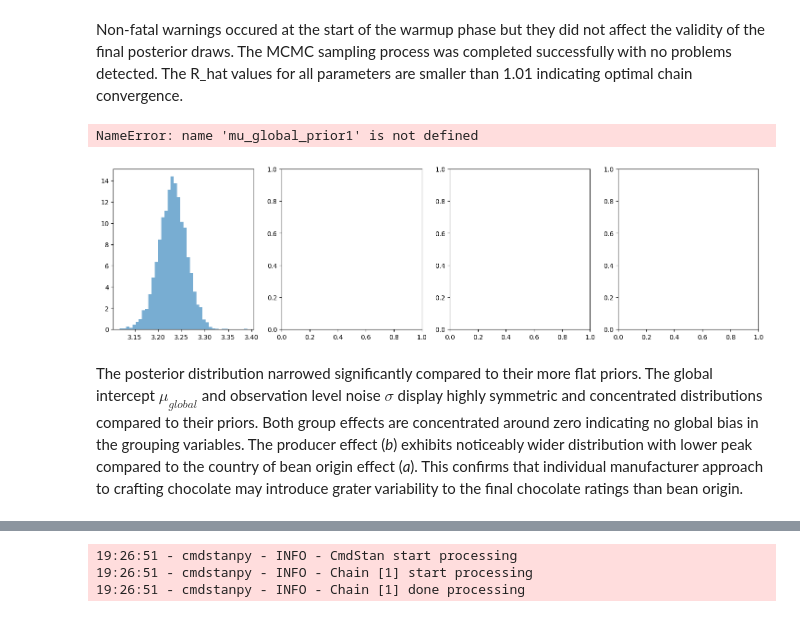
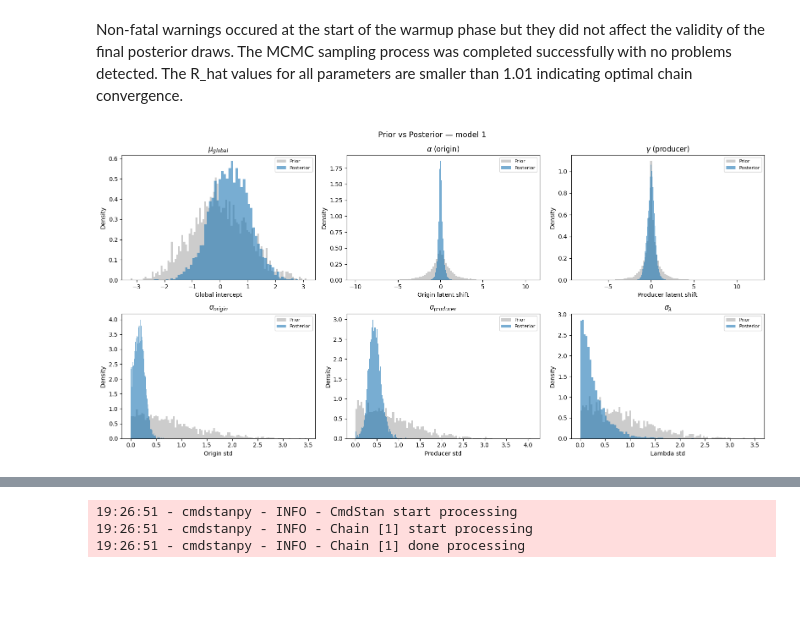
Before and after one commit to Julkaidscns/Chocolate-DA, a Jupyter notebook: analysis.ipynb, the cells around one changed output, grey strips where cells are left out. Drawn from its saved outputs; the diff is of its cells as text; code cells hidden in the pictures; blank space fills up the shorter version.

Commit message:
first model

```diff
--- a/analysis.ipynb
+++ b/analysis.ipynb
@@ -11,7 +11,7 @@ import arviz as az
 import matplotlib
 import matplotlib.colors as mcolors
 
-RELATIVE = False
+RELATIVE = True
 # %% [markdown]
 ## Data preprocessing
 The raw data from Flavors of Cacao database contains information about producer and its origin country, country and details of bean origin, basic ingredients, most memorable characteristics, final rating and date of the review.
@@ -48,13 +72,0 @@ df.head()
-# %%
-# All possible ratings from 1.0 to 5.0 in 0.25 steps
-all_possible_ratings = [round(1.0 + 0.25 * i, 2) for i in range(17)]  # [1.0, 1.25, ..., 5.0]
-rating_map = {val: i + 1 for i, val in enumerate(all_possible_ratings)}
-
-df['rating_id'] = df['Rating'].map(rating_map)
-C = 17  # hardcode, not len(unique_ratings)
-
-print(df['rating_id'].value_counts().sort_index())
-print(f"NaNs in rating_id: {df['rating_id'].isna().sum()}")  # should be 0
-observed = set(df['rating_id'].unique())
-all_ids = set(range(1, 18))
-print("Missing rating categories:", sorted(all_ids - observed))
@@ -351,44 +370,28 @@ ValueError: no such file /workspace/model_1.stan
 # %% [markdown]
 Non-fatal warnings occured at the start of the warmup phase but they did not affect the validity of the final posterior draws. The MCMC sampling process was completed successfully with no problems detected. The R_hat values for all parameters are smaller than 1.01 indicating optimal chain convergence.
 # %%
-import matplotlib.pyplot as plt
+fig, axes = plt.subplots(2, 3, figsize=(16, 8))
+axes = axes.flatten()
 
-fig, axes = plt.subplots(1, 4, figsize=(18, 4.5))
+panels = [
+    (mu_global_samples1,       mu_global_prior1,        r"$\mu_{global}$",        "Global intercept"),
+    (alpha_samples1.flatten(), alpha_prior1.flatten(),   r"$\alpha$ (origin)",     "Origin latent shift"),
+    (gamma_samples1.flatten(), gamma_prior1.flatten(),   r"$\gamma$ (producer)",   "Producer latent shift"),
+    (sigma_origin1,            sigma_origin_prior1,      r"$\sigma_{origin}$",     "Origin std"),
+    (sigma_producer1,          sigma_prod_prior1,        r"$\sigma_{producer}$",   "Producer std"),
+    (sigma_lambda1,            sigma_lam_prior1,         r"$\sigma_{\lambda}$",    "Lambda std"),
+]
 
-axes[0].hist(mu_global_samples1, bins=40, density=True, alpha=0.6, label="Posterior")
-axes[0].hist(mu_global_prior1, bins=100, density=True, alpha=0.4, color="gray", label="Prior")
-axes[0].set_title(r"$\mu_{global}$")
-axes[0].set_xlim(1, 5)
-axes[0].set_xlabel(r"Global mean parameter value")
-axes[0].set_ylabel("Density")
-axes[0].legend(loc="upper right", fontsize=9)
+for ax, (post, prior, title, xlabel) in zip(axes, panels):
+    ax.hist(prior, bins=100, density=True, alpha=0.4, color="gray", label="Prior")
+    ax.hist(post,  bins=60,  density=True, alpha=0.6, label="Posterior")
+    ax.set_title(title)
+    ax.set_xlabel(xlabel)
+    ax.set_ylabel("Density")
+    ax.legend(fontsize=8)
 
-axes[1].hist(a_samples1.flatten(), bins=80, density=True, alpha=0.6, label="Posterior")
-axes[1].hist(a_prior_draws1.flatten(), bins=200, density=True, alpha=0.4, color="gray", label="Prior")
-axes[1].set_title(r"$a$ (origin effect)")
-axes[1].set_xlim(-0.75, 0.75)
-axes[1].set_xlabel("Origin group effect value")
-axes[1].legend(loc="upper right", fontsize=9)
-
-axes[2].hist(b_samples1.flatten(), bins=80, density=True, alpha=0.6, label="Posterior")
-axes[2].hist(b_prior_draws1.flatten(), bins=200, density=True, alpha=0.4, color="gray", label="Prior")
-axes[2].set_title(r"$b$ (producer effect)")
-axes[2].set_xlim(-1, 1)
-axes[2].set_xlabel("Producer group effect value")
-axes[2].legend(loc="upper right", fontsize=9)
-
-axes[3].hist(sigma_samples1, bins=40, density=True, alpha=0.6, label="Posterior")
-axes[3].hist(sigma_prior_draws1, bins=150, density=True, alpha=0.4, color="gray", label="Prior")
-axes[3].set_title(r"$\sigma$")
-axes[3].set_xlim(0.0, 1.0)
-axes[3].set_xlabel(r"Residual std value")
-axes[3].legend(loc="upper right", fontsize=9)
-
-plt.suptitle("Posterior vs prior", fontsize=13)
+plt.suptitle("Prior vs Posterior — model 1", fontsize=13)
 plt.tight_layout()
 plt.show()
 # %% [output]
-NameError: name 'mu_global_prior1' is not defined
-[figure, old version]
+[figure, new version]
-# %% [markdown]
-The posterior distribution narrowed significantly compared to their more flat priors. The global intercept $\mu_{global}$ and observation level noise $\sigma$ display highly symmetric and concentrated distributions compared to their priors. Both group effects are concentrated around zero indicating no global bias in the grouping variables. The producer effect (*b*) exhibits noticeably wider distribution with lower peak compared to the country of bean origin effect (*a*). This confirms that individual manufacturer approach to crafting chocolate may introduce grater variability to the final chocolate ratings than bean origin.
```
Also changed, not shown: parts of 25 cells of this notebook, 4 other files.
